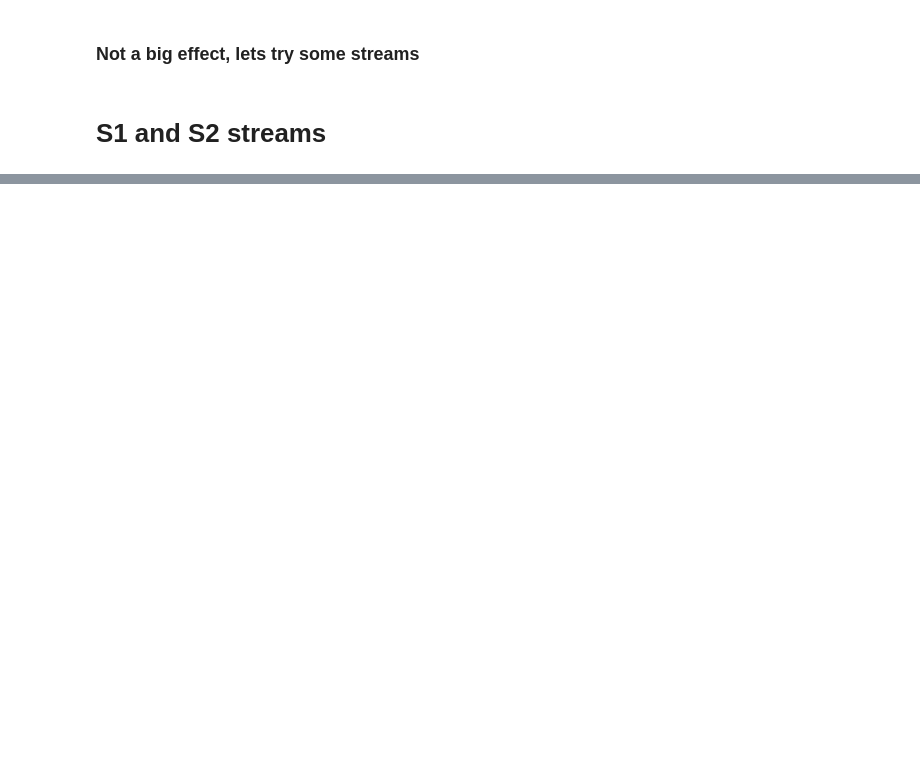
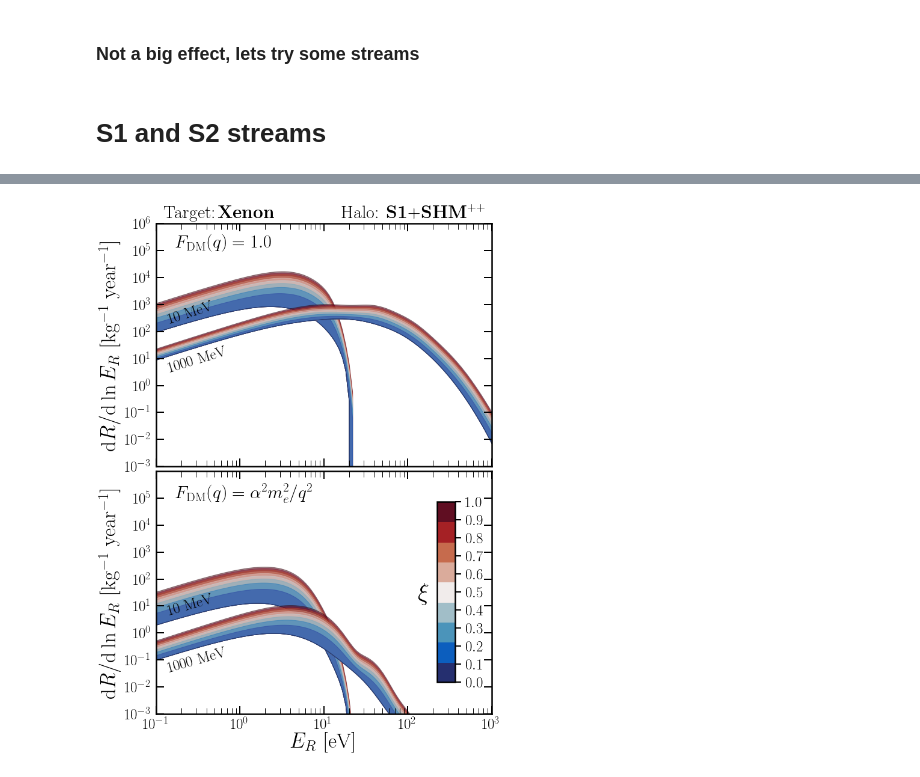
Before and after one commit to anirbandas89/DarkElectronRecoils, a Jupyter notebook: notebooks/DMRates_vsAstro.ipynb, the cells around one changed output, grey strips where cells are left out. Drawn from its saved outputs; the diff is of its cells as text; code cells hidden in the pictures; blank space fills up the shorter version.

```diff
--- a/notebooks/DMRates_vsAstro.ipynb
+++ b/notebooks/DMRates_vsAstro.ipynb
@@ -148,0 +156,25 @@ gmin_S1 = gvmin_Triaxial(vmin,v_shift=S1.Velocity,sig=S1.Dispersion)
+# %%
+# Calculate rates
+
+np = 20
+nq = 20
+
+R_L = zeros(shape=(ne,nm))
+R_H = zeros(shape=(ne,nm))
+R_L_S1 = zeros(shape=(ne,nm))
+R_L_S2 = zeros(shape=(ne,nm))
+R_H_S1 = zeros(shape=(ne,nm))
+R_H_S2 = zeros(shape=(ne,nm))
+
+for mi in range(0,nm):
+    # SHMpp
+    R_L[:,mi] = ElectronRecoilRate(Xe131,E_r_vals,m[mi],sigma_e,LightMediator,vmin,gmin0,np=np,nq=nq)
+    R_H[:,mi] = ElectronRecoilRate(Xe131,E_r_vals,m[mi],sigma_e,HeavyMediator,vmin,gmin0,np=np,nq=nq)
+
+    # S1
+    R_L_S1[:,mi] = ElectronRecoilRate(Xe131,E_r_vals,m[mi],sigma_e,LightMediator,vmin,gmin_S1,np=np,nq=nq)
+    R_H_S1[:,mi] = ElectronRecoilRate(Xe131,E_r_vals,m[mi],sigma_e,HeavyMediator,vmin,gmin_S1,np=np,nq=nq)
+
+    # S2
+    R_L_S2[:,mi] = ElectronRecoilRate(Xe131,E_r_vals,m[mi],sigma_e,LightMediator,vmin,gmin_S2,np=np,nq=nq)
+    R_H_S2[:,mi] = ElectronRecoilRate(Xe131,E_r_vals,m[mi],sigma_e,HeavyMediator,vmin,gmin_S2,np=np,nq=nq)
@@ -148,0 +265,9 @@ gmin_S1 = gvmin_Triaxial(vmin,v_shift=S1.Velocity,sig=S1.Dispersion)
+# %%
+# Plot result for S1 stream
+fig,ax1,ax2 = Streamplot(R_L_S1,R_H_S1)
+ax1.set_title(r'Target:\,{\bf Xenon}\quad\quad\quad\quad Halo: {\bf S1}+{\bf SHM}$^{++}$',fontsize=30,pad=10)
+plt.show()
+fig.savefig('../plots/DMRates_Xe_S1.pdf',bbox_inches='tight')
+fig.savefig('../plots/plots_png/DMRates_Xe_S1.png',bbox_inches='tight')
+# %% [output]
+[figure, added]
```
Also changed, not shown: parts of 8 cells of this notebook, 9 other files.
